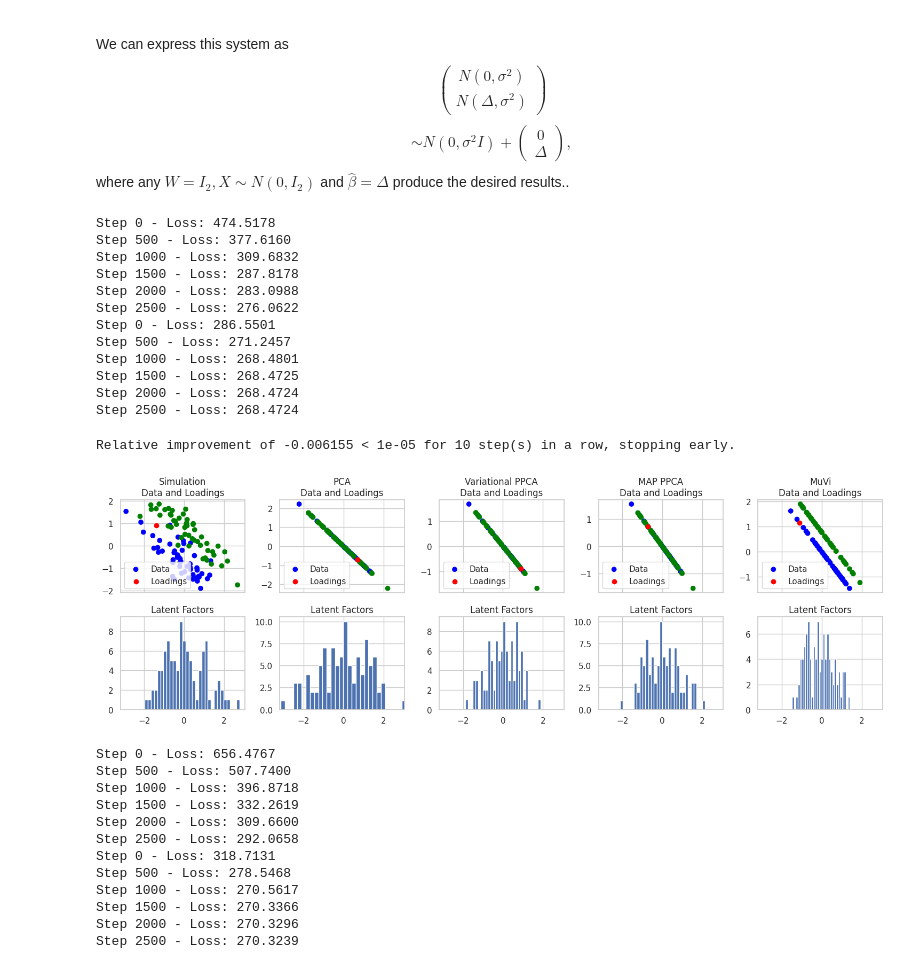
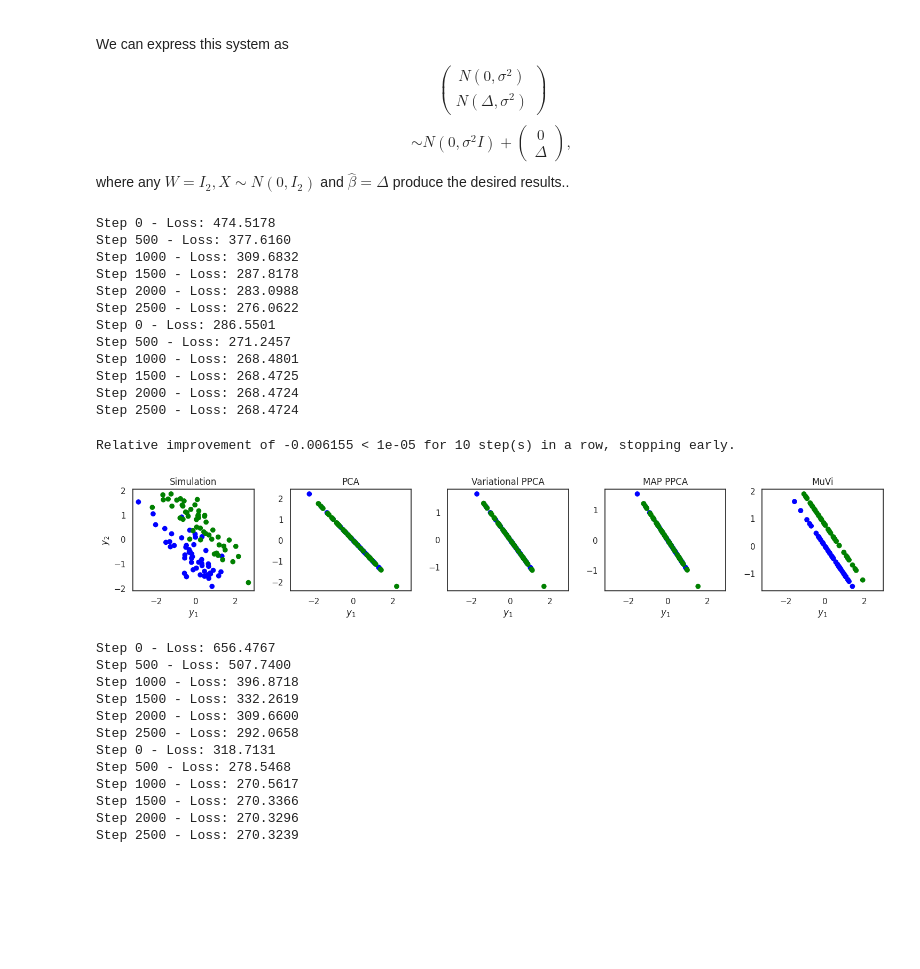
Before and after one commit to MaxMedinaG/muvi_experiments, a Jupyter notebook: MuVi_and_PPCA.ipynb, the cells around one changed output. Cells and saved outputs as stored; diff of their text form; code cells hidden in the pictures; blank space fills up the shorter version.

```diff
--- a/MuVi_and_PPCA.ipynb
+++ b/MuVi_and_PPCA.ipynb
@@ -349,7 +349,7 @@ def generate_ppca_data(n_samples, data_dim, latent_dim, noise_std, cov = None):
     return Y, W_true, Z
 # %%
 # plot comparison
-fig,ax=plt.subplots(2,5,figsize=(15,5),sharex=True,sharey=False)
+fig,ax=plt.subplots(1,5,figsize=(15,3),sharex=True,sharey=False)
 # fig.suptitle('True data vs PCA vs PPCA', weight='bold')
 # true data
 Delta = 1 # labels effect
@@ -368,25 +368,25 @@ data, W_true, Z = generate_ppca_data(n_samples=N,
 mu,sd = data.mean(axis=0), data.std(axis=0)
 # normalize
 data = (data-mu)/sd
-ax[0,0].scatter(x=data[:,0],y=data[:,1],label='Data',c=colors)
-ax[0,0].scatter(x=W_true[0,:],y=W_true[1,:],color='red',label='Loadings')
-ax[0,0].legend(loc='lower left')
-ax[0,0].set_title('Simulation\nData and Loadings')
-ax[1,0].hist(Z,bins=30)
-ax[1,0].set_title('Latent Factors')
+ax[0].scatter(x=data[:,0],y=data[:,1],label='Data',c=colors)
+# ax[0].scatter(x=W_true[0,:],y=W_true[1,:],color='red',label='Loadings')
+# ax[0].legend(loc='lower left')
+ax[0].set_xlabel('$y_1$')
+ax[0].set_ylabel('$y_2$')
+ax[0].set_title('Simulation')
+
 # PCA
 pca = PCA(n_components=p)
 Z_learned = pca.fit_transform(data)
 W_learned = pca.components_.transpose()
 data_proj = Z_learned@W_learned.transpose() # reconstruct
 std_learned = pca.noise_variance_
-ax[0,1].scatter(x=data_proj[:,0],y=data_proj[:,1],label='Data',c=colors)
-ax[0,1].scatter(x=W_learned[0,:],y=W_learned[1,:],color='red',label='Loadings')
-ax[0,1].legend(loc='lower left')
-ax[0,1].set_xlim(ax[0,0].get_xlim())
-ax[0,1].set_title('PCA\nData and Loadings')
-ax[1,1].hist(Z_learned,bins=30)
-ax[1,1].set_title('Latent Factors')
+ax[1].scatter(x=data_proj[:,0],y=data_proj[:,1],label='Data',c=colors)
+# ax[1].scatter(x=W_learned[0,:],y=W_learned[1,:],color='red',label='Loadings')
+# ax[1].legend(loc='lower left')
+ax[1].set_xlim(ax[0].get_xlim())
+ax[1].set_xlabel('$y_1$')
+ax[1].set_title('PCA')
 # PPCA Variational Inference
 ppca = PPCA_VI(n_components=p, data_dim=n)
 # Fit the model
@@ -401,13 +401,12 @@ Z_learned = ppca.transform(data)
 data_proj = ppca.reconstruct(Z_learned)
 W_learned = ppca.get_parameters()["W"]
 std_learned = ppca.get_parameters()["noise_variance"]
-ax[0,2].scatter(x=data_proj[:,0],y=data_proj[:,1],label='Data',c=colors)
-ax[0,2].scatter(x=W_learned[0,:],y=W_learned[1,:],color='red',label='Loadings')
-ax[0,2].legend(loc='lower left')
-ax[0,2].set_xlim(ax[0,0].get_xlim())
-ax[0,2].set_title('Variational PPCA\nData and Loadings')
-ax[1,2].hist(Z_learned,bins=30)
-ax[1,2].set_title('Latent Factors')
+ax[2].scatter(x=data_proj[:,0],y=data_proj[:,1],label='Data',c=colors)
+# ax[0,2].scatter(x=W_learned[0,:],y=W_learned[1,:],color='red',label='Loadings')
+# ax[2].legend(loc='lower left')
+ax[2].set_xlabel('$y_1$')
+ax[2].set_xlim(ax[0].get_xlim())
+ax[2].set_title('Variational PPCA')
 # PPCA MAP
 ppca = PPCA_MAP(n_components=p, data_dim=n)
 # Fit the model
@@ -422,54 +421,53 @@ Z_learned = ppca.transform(data.to(torch.float32))
 data_proj = ppca.reconstruct(Z_learned)
 W_learned = ppca.get_parameters()["W"]
 std_learned = ppca.get_parameters()["noise_variance"]
-ax[0,3].scatter(x=data_proj[:,0],y=data_proj[:,1],label='Data',c=colors)
-ax[0,3].scatter(x=W_learned[0,:],y=W_learned[1,:],color='red',label='Loadings')
-ax[0,3].legend(loc='lower left')
-ax[0,3].set_xlim(ax[0,0].get_xlim())
-ax[0,3].set_title('MAP PPCA\nData and Loadings')
-ax[1,3].hist(Z_learned,bins=30)
-ax[1,3].set_title('Latent Factors')
+ax[3].scatter(x=data_proj[:,0],y=data_proj[:,1],label='Data',c=colors)
+# ax[0,3].scatter(x=W_learned[0,:],y=W_learned[1,:],color='red',label='Loadings')
+# ax[3].legend(loc='lower left')
+ax[3].set_xlabel('$y_1$')
+ax[3].set_xlim(ax[0].get_xlim())
+ax[3].set_title('MAP PPCA')
+
 # muvi
 model = muvi_2.MuVI(
     observations={"dna": data.numpy()}, # single view
     covariates=x,
     n_factors=p,
     device=device,
     prior_confidence='low',
     normalize=False,
     reg_hs=True
 )
 max_iter = 1000
 model.fit(seed=0,n_epochs=max_iter)
 W_learned = model.get_factor_loadings()['dna'].transpose()
 Z_learned = model.get_factor_scores() # factor k in cell i
 data_proj = model.get_reconstructed()['dna']
 # std_learned = ppca.get_parameters()["noise_variance"]
-ax[0,4].scatter(x=data_proj[:,0],y=data_proj[:,1],label='Data',c=colors)
-ax[0,4].scatter(x=W_learned[0,:],y=W_learned[1,:],color='red',label='Loadings')
-ax[0,4].legend(loc='lower left')
-ax[0,4].set_xlim(ax[0,0].get_xlim())
-ax[0,4].set_title('MuVi\nData and Loadings')
-ax[1,4].hist(Z_learned,bins=30)
-ax[1,4].set_title('Latent Factors')
+ax[4].scatter(x=data_proj[:,0],y=data_proj[:,1],label='Data',c=colors)
+# ax[0,4].scatter(x=W_learned[0,:],y=W_learned[1,:],color='red',label='Loadings')
+# ax[4].legend(loc='lower left')
+ax[4].set_xlim(ax[0].get_xlim())
+ax[4].set_xlabel('$y_1$')
+ax[4].set_title('MuVi')
 plt.tight_layout()
-fig.savefig('two_clusters.png')
+fig.savefig('two_clusters.png',bbox_inches=Bbox([[0,-0.1],fig.get_size_inches()]))
 plt.show()
 # %% [output]
 Step 0 - Loss: 474.5178
 Step 500 - Loss: 377.6160
 Step 1000 - Loss: 309.6832
 Step 1500 - Loss: 287.8178
 Step 2000 - Loss: 283.0988
 Step 2500 - Loss: 276.0622
 Step 0 - Loss: 286.5501
 Step 500 - Loss: 271.2457
 Step 1000 - Loss: 268.4801
 Step 1500 - Loss: 268.4725
 Step 2000 - Loss: 268.4724
 Step 2500 - Loss: 268.4724
 Relative improvement of -0.006155 < 1e-05 for 10 step(s) in a row, stopping early.
-[figure, old version]
+[figure, new version]
 # %%
 # plot comparison
 fig,ax=plt.subplots(2,5,figsize=(15,5),sharex=True,sharey=False)
```
Also changed, not shown: parts of 14 cells of this notebook, 1 other file.
